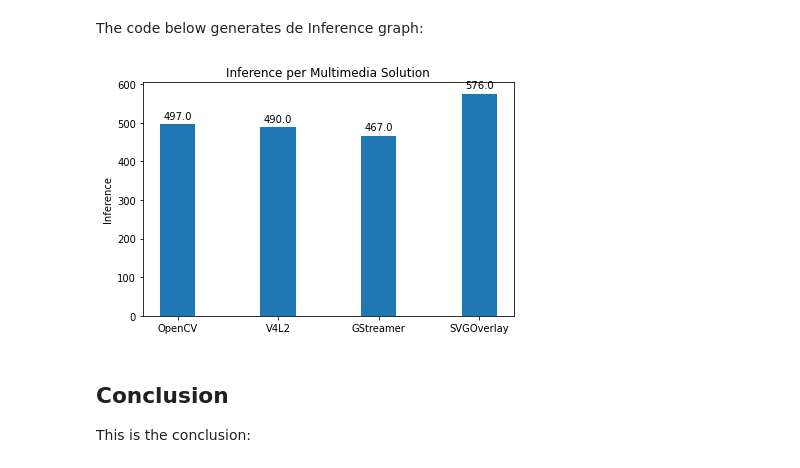
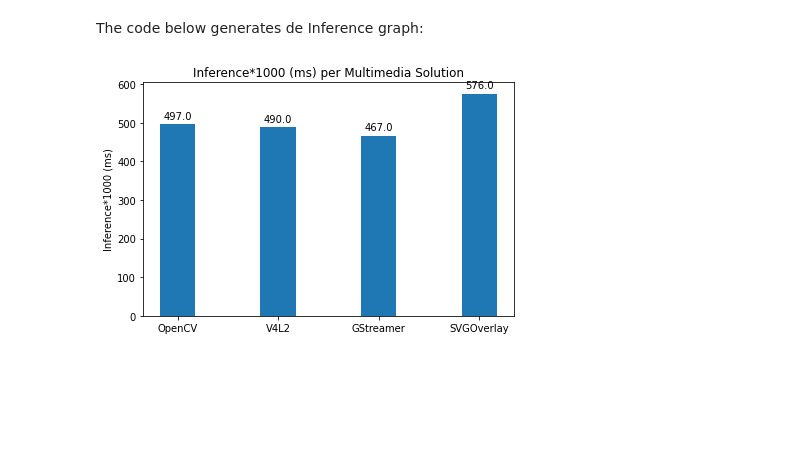
Before and after one commit to marcofrk/ia369_final_project, a Jupyter notebook: deliver/improving-machine-learning-experience.ipynb, the cells around one changed output. Saved outputs shown, nothing was run; the diff lists cells and outputs as text; code cells hidden in the pictures; blank space fills up the shorter version.

```diff
--- a/deliver/improving-machine-learning-experience.ipynb
+++ b/deliver/improving-machine-learning-experience.ipynb
@@ -185,11 +185,7 @@ The code below generates de Inference graph:
 # %%
 from ObjectDetection import graphs
 
 inf_g = graphs()
-inf_g.start(inf, 'Inference')
+inf_g.start(inf, 'Inference*1000 (ms)')
 # %% [output]
-[figure, old version]
+[figure, new version]
-# %% [markdown]
-## Conclusion
-
-This is the conclusion:
```
Also changed, not shown: parts of 3 cells of this notebook.
